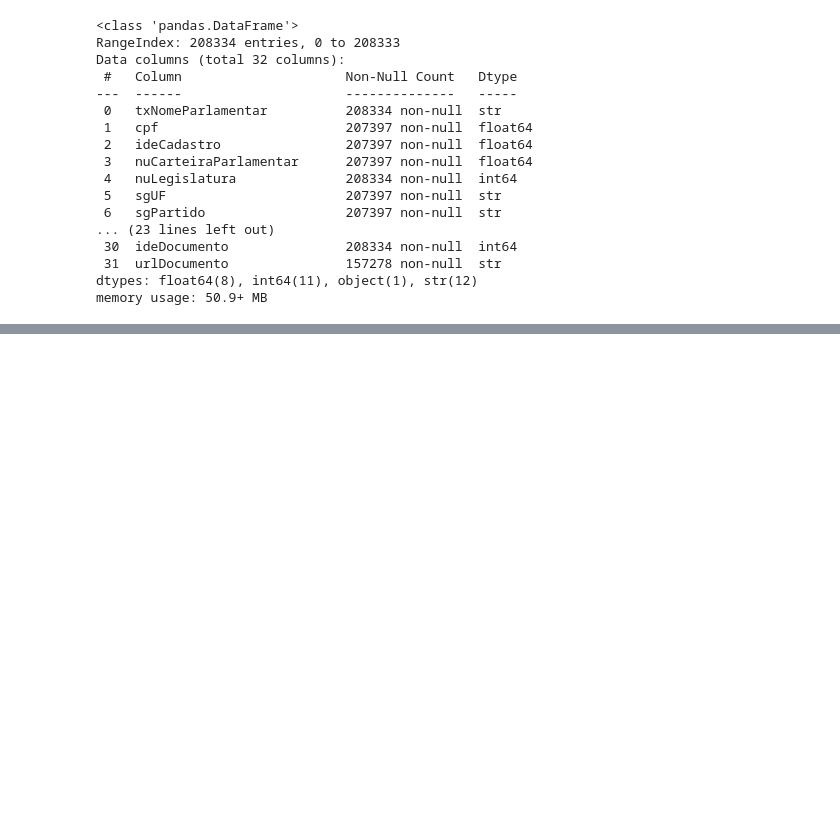
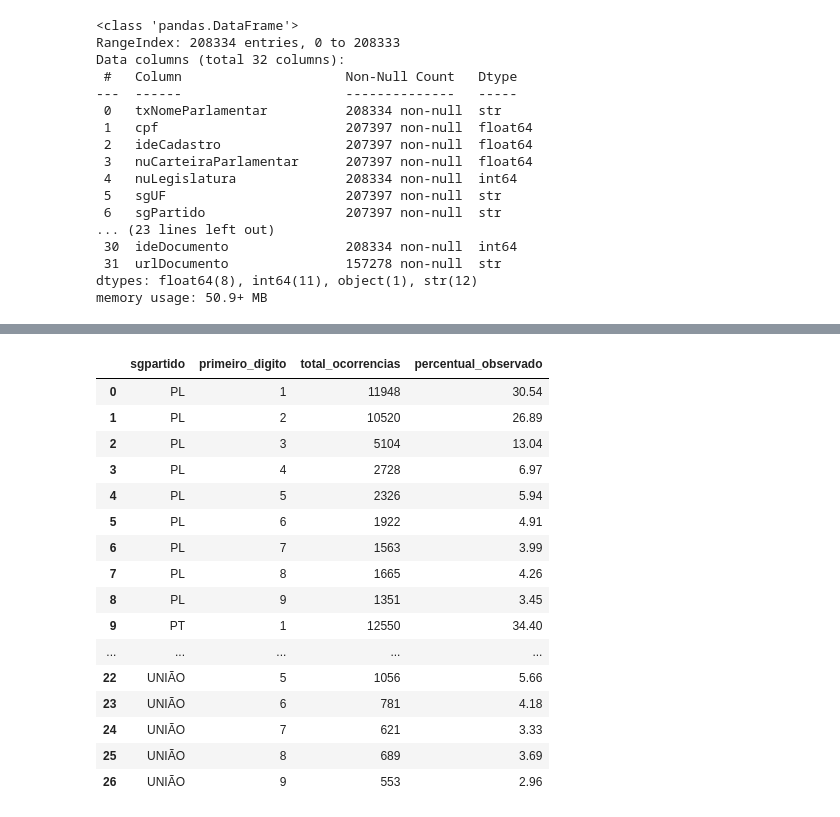
Before and after one commit to jasenovski/benford_aula, a Jupyter notebook: benford_aula.ipynb, the cells around one changed output, grey strips where cells are left out. Cells and saved outputs as stored; diff of their text form; code cells hidden in the pictures; blank space fills up the shorter version.

Commit message:
iniciando benford

```diff
--- a/benford_aula.ipynb
+++ b/benford_aula.ipynb
@@ -263,0 +612,10 @@ memory usage: 50.9+ MB
+# %%
+FORMATO_RESPOSTA_GERAR_SQL = types.Schema(
+    type=types.Type.STRING,
+    description="Query SQL completa e válida no formato PostgreSQL " \
+    "gerada a partir do prompt."
+)
+# %%
+prompt_usuario = "Faça uma análise de benford para os tres maiores " \
+"partidos em número de parlamentares"
+print(prompt_usuario)
@@ -263,0 +624,12 @@ memory usage: 50.9+ MB
+# %%
+response = cliente.models.generate_content(
+    model=modelo,
+    contents=[prompt_usuario],
+    config=types.GenerateContentConfig(
+        system_instruction=PROMPT_SISTEMA_GERAR_SQL,
+        response_mime_type="application/json",
+        response_schema=FORMATO_RESPOSTA_GERAR_SQL,
+        **gen_config
+    )
+)
+type(response)
@@ -263,0 +644,5 @@ memory usage: 50.9+ MB
+# %%
+sql = response.parsed
+sql_fmt = sqlparse.format(sql, reindent=True, keyword_case="upper",
+                          indent_width=4, strip_whitespace=True)
+print(sql_fmt)
@@ -263,0 +667,21 @@ memory usage: 50.9+ MB
+# %%
+dados_um = pd.read_sql(sql_fmt, con)
+display(dados_um)
+# %% [output]
+|  | sgpartido | primeiro_digito | total_ocorrencias | percentual_observado |
+| 0 | PL | 1 | 11948 | 30.54 |
+| 1 | PL | 2 | 10520 | 26.89 |
+| 2 | PL | 3 | 5104 | 13.04 |
+| 3 | PL | 4 | 2728 | 6.97 |
+| 4 | PL | 5 | 2326 | 5.94 |
+| 5 | PL | 6 | 1922 | 4.91 |
+| 6 | PL | 7 | 1563 | 3.99 |
+| 7 | PL | 8 | 1665 | 4.26 |
+| 8 | PL | 9 | 1351 | 3.45 |
+| 9 | PT | 1 | 12550 | 34.40 |
+| ... | ... | ... | ... | ... |
+| 22 | UNIÃO | 5 | 1056 | 5.66 |
+| 23 | UNIÃO | 6 | 781 | 4.18 |
+| 24 | UNIÃO | 7 | 621 | 3.33 |
+| 25 | UNIÃO | 8 | 689 | 3.69 |
+| 26 | UNIÃO | 9 | 553 | 2.96 |
```
Also changed, not shown: parts of 22 cells of this notebook, 3 other files.
